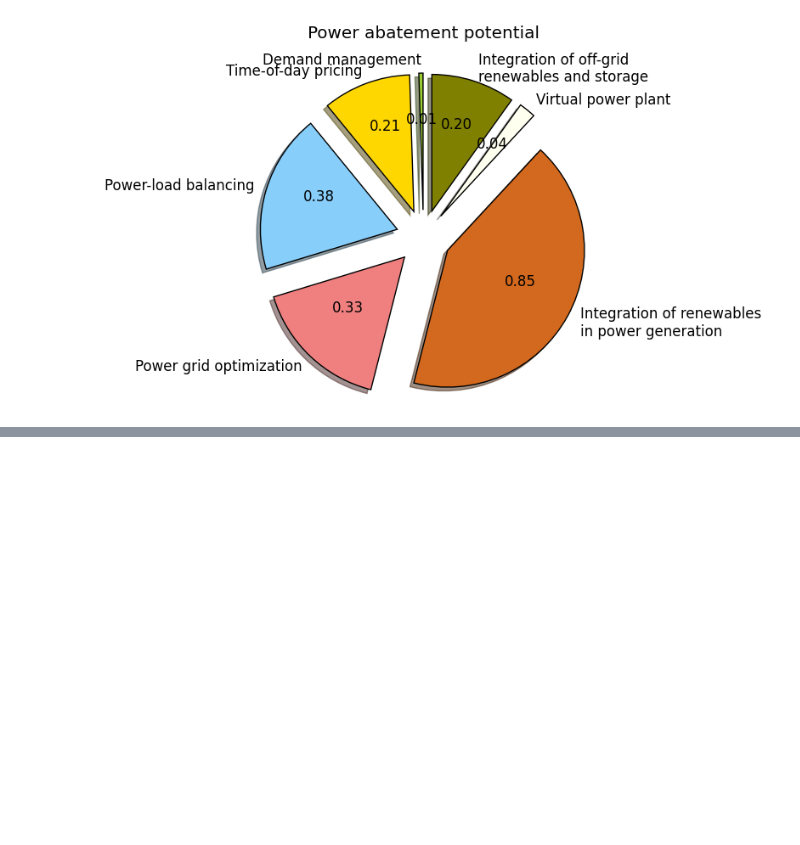
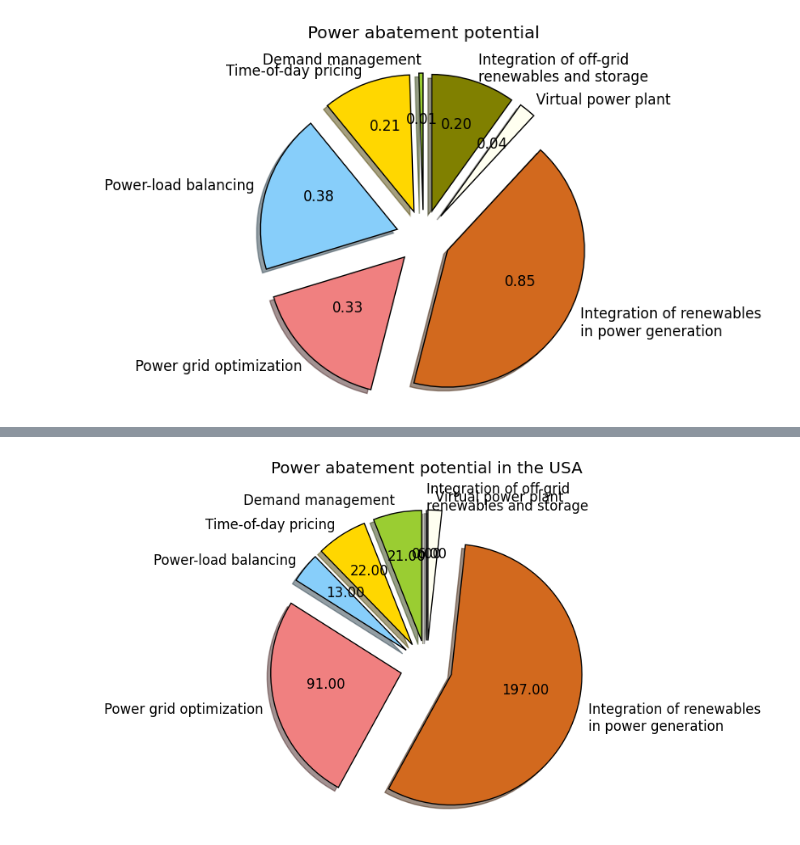
Before and after one commit to MyMEng/STB_smarter2020, a Jupyter notebook: Tools/charter.ipynb, the cells around one changed output, grey strips where cells are left out. Saved outputs shown, nothing was run; the diff lists cells and outputs as text; code cells hidden in the pictures; blank space fills up the shorter version.

```diff
--- a/Tools/charter.ipynb
+++ b/Tools/charter.ipynb
@@ -81,0 +127,23 @@ PyPlot.savefig("pyplot2.png")
+# %%
+labels = ["Demand management","Time-of-day pricing","Power-load balancing","Power grid optimization", "Integration of renewables\nin power generation", "Virtual power plant", "Integration of off-grid\nrenewables and storage"]
+sizes = [21, 22, 13, 91, 197, 6, 0]
+colors = ["yellowgreen", "gold", "lightskyblue", "lightcoral", "chocolate", "ivory", "olive"]
+explode = zeros( length(labels) ); explode[1] = .2; explode[2] = .2; explode[3] = .2; explode[4] = .2; explode[5] = .2; explode[6] = .2; explode[7] = .2;
+
+pct = String[]
+for i = 1:length(labels)
+    push!(pct, string(sizes[i]))
+end
+total = sum(sizes)
+function pp(x)
+    return @sprintf("%1.2f\n", x*total/100)
+end
+
+fig = figure(figsize=(5,5)) # 10,10
+p = pie(sizes,labels=labels,shadow=true,startangle=90,explode=explode,colors=colors,autopct=pp)
+
+axis("equal")
+title("Power abatement potential in the USA\n")
+PyPlot.savefig("pyplot2.png")
+# %% [output]
+[figure, added]
```
Also changed, not shown: parts of 4 cells of this notebook, 1 other file.
